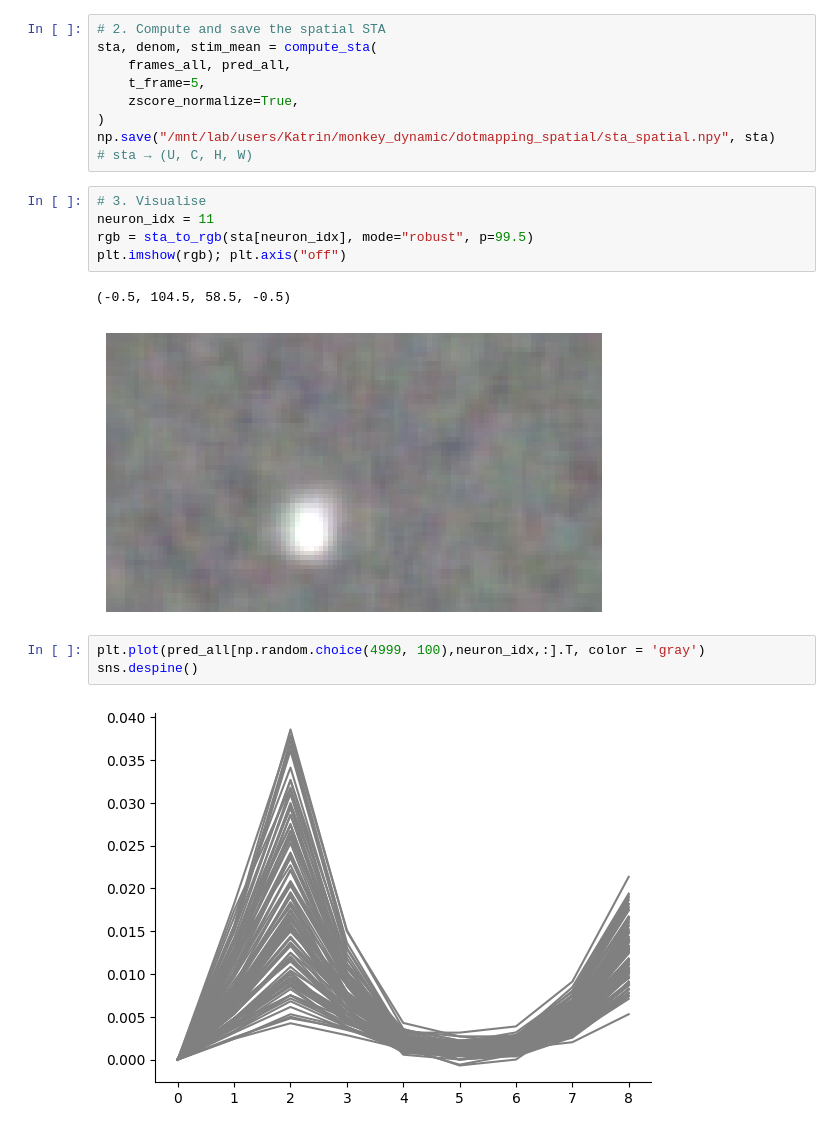
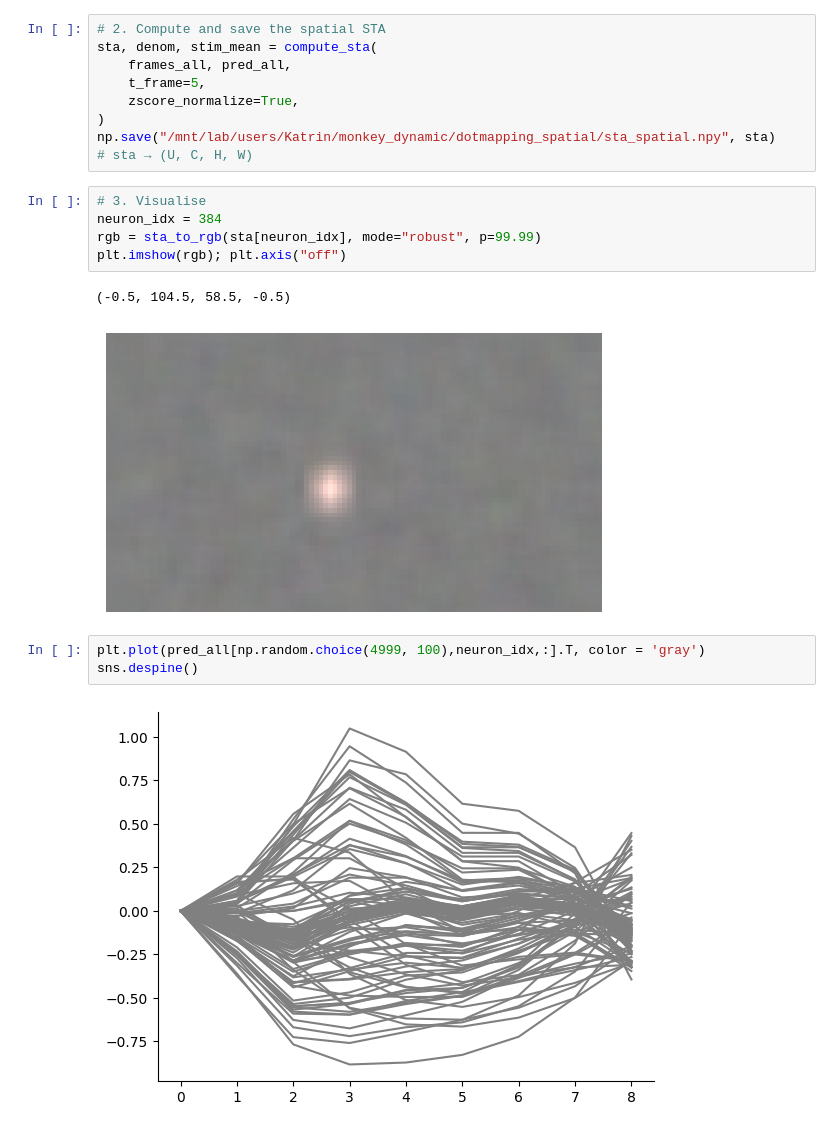
Before and after one commit to katrinfranke/analysis_parametric, a Jupyter notebook: notebooks/dotmapping.ipynb, the cells around one changed output. Cells and saved outputs as stored; diff of their text form.

```diff
--- a/notebooks/dotmapping.ipynb
+++ b/notebooks/dotmapping.ipynb
@@ -104,14 +104,14 @@ np.save("/mnt/lab/users/Katrin/monkey_dynamic/dotmapping_spatial/sta_spatial.npy
 # sta → (U, C, H, W)
 # %%
 # 3. Visualise
-neuron_idx = 11
-rgb = sta_to_rgb(sta[neuron_idx], mode="robust", p=99.5)
+neuron_idx = 384
+rgb = sta_to_rgb(sta[neuron_idx], mode="robust", p=99.99)
 plt.imshow(rgb); plt.axis("off")
 # %% [output]
 (-0.5, 104.5, 58.5, -0.5)
-[figure, old version]
+[figure, new version]
 # %%
 plt.plot(pred_all[np.random.choice(4999, 100),neuron_idx,:].T, color = 'gray')
 sns.despine()
 # %% [output]
-[figure, old version]
+[figure, new version]
```
Also changed, not shown: 2 other files.
